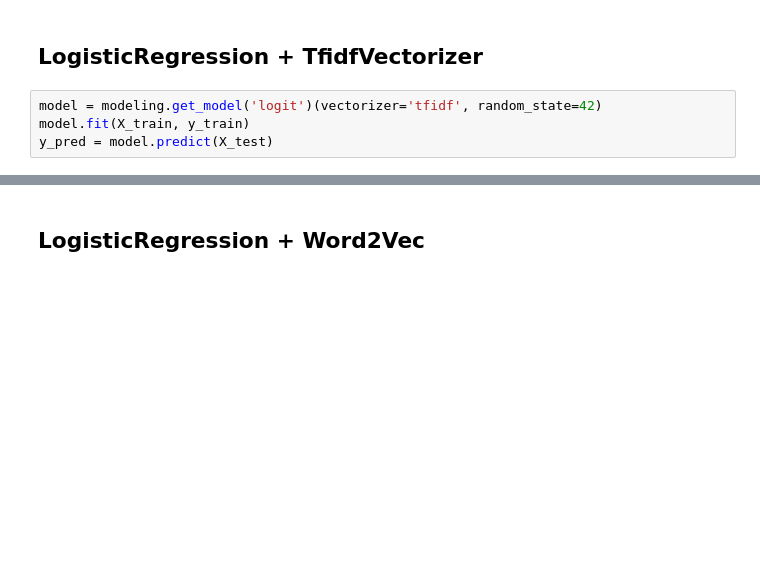
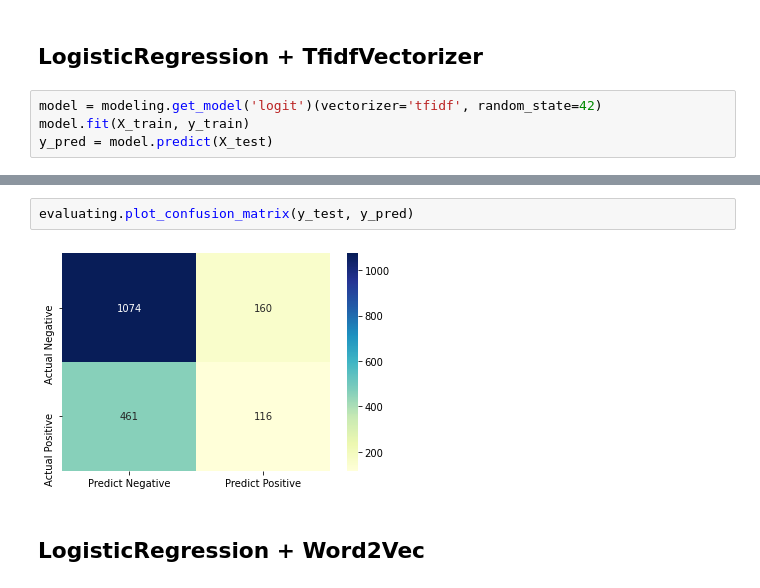
Before and after one commit to NewLuminous/Zalo-Vietnamese-Wiki-QA, a Jupyter notebook: train.ipynb, the cells around one changed output, grey strips where cells are left out. Drawn from its saved outputs; the diff is of its cells as text; blank space fills up the shorter version.

```diff
--- a/train.ipynb
+++ b/train.ipynb
@@ -118,3 +154,7 @@ evaluating.plot_confusion_matrix(y_test, y_pred)
+# %%
+evaluating.plot_confusion_matrix(y_test, y_pred)
+# %% [output]
+[figure, added]
 # %% [markdown]
 ## LogisticRegression + Word2Vec
 # %%
```
Also changed, not shown: parts of 17 cells of this notebook, 10 other files.
